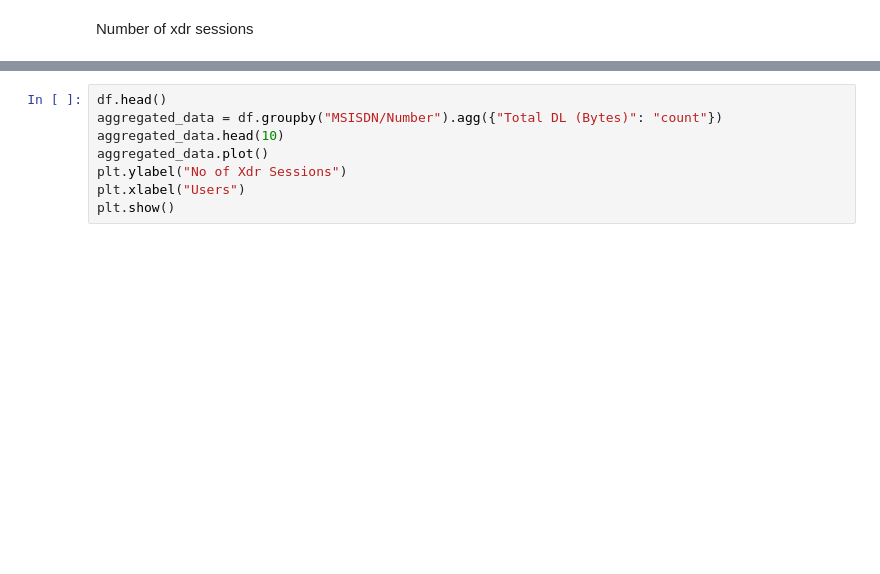
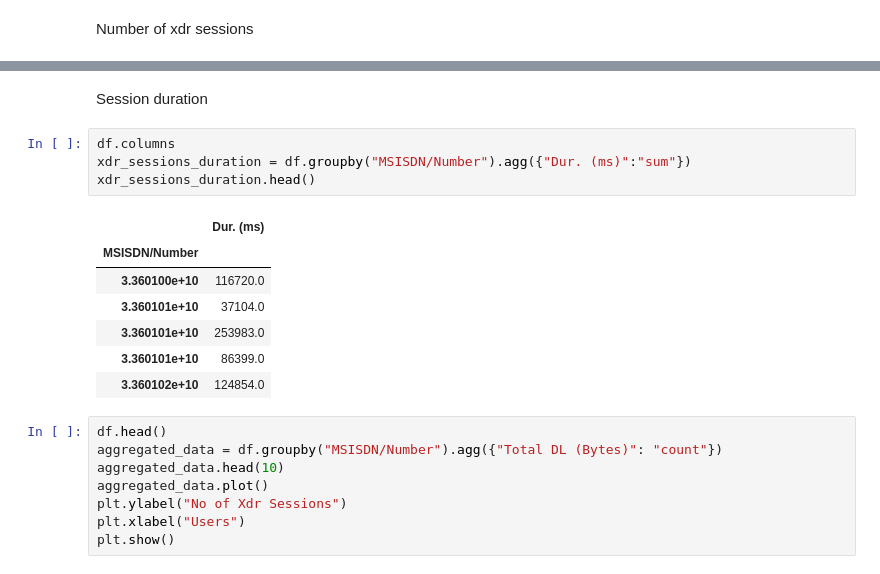
Before and after one commit to Eyouel-T/tellco, a Jupyter notebook: tellco.ipynb, the cells around one changed output, grey strips where cells are left out. Drawn from its saved outputs; the diff is of its cells as text; blank space fills up the shorter version.

```diff
--- a/tellco.ipynb
+++ b/tellco.ipynb
@@ -138,3 +128,17 @@ Index(['Bearer Id', 'Start', 'Start ms', 'End', 'End ms', 'Dur. (ms)', 'IMSI',
+# %% [markdown]
+Session duration
+# %%
+df.columns
+xdr_sessions_duration = df.groupby("MSISDN/Number").agg({"Dur. (ms)":"sum"})
+xdr_sessions_duration.head()
+# %% [output]
+|  | Dur. (ms) |
+| MSISDN/Number |  |
+| 3.360100e+10 | 116720.0 |
+| 3.360101e+10 | 37104.0 |
+| 3.360101e+10 | 253983.0 |
+| 3.360101e+10 | 86399.0 |
+| 3.360102e+10 | 124854.0 |
 # %%
 df.head()
 aggregated_data = df.groupby("MSISDN/Number").agg({"Total DL (Bytes)": "count"})
```
Also changed, not shown: parts of 4 cells of this notebook.
